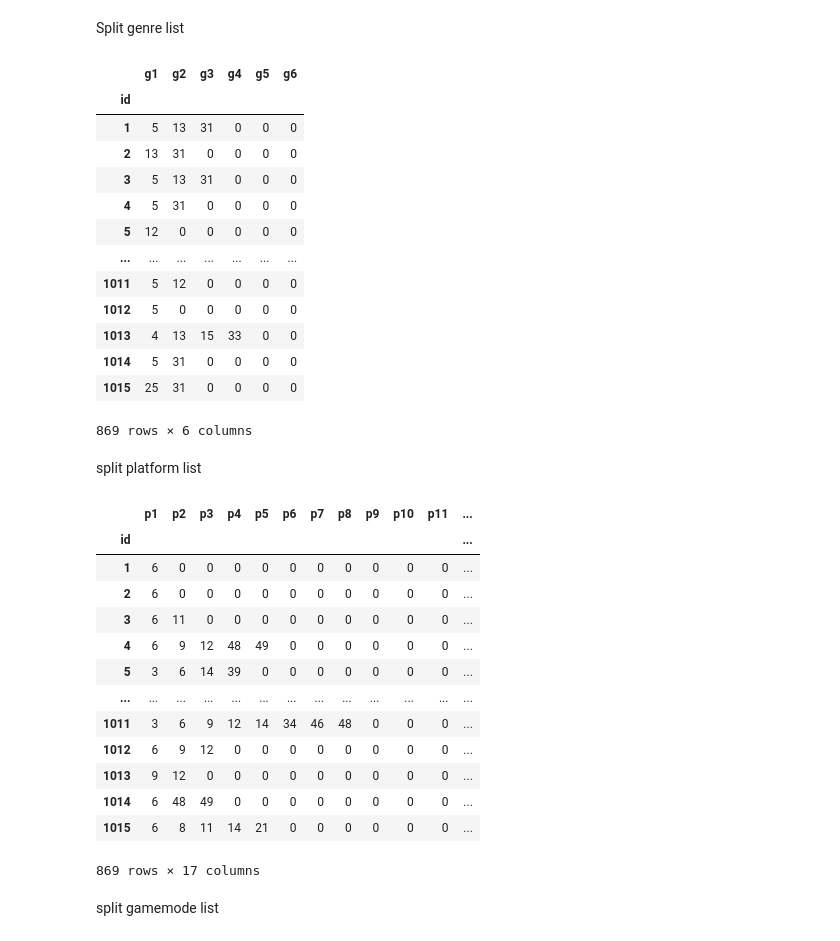
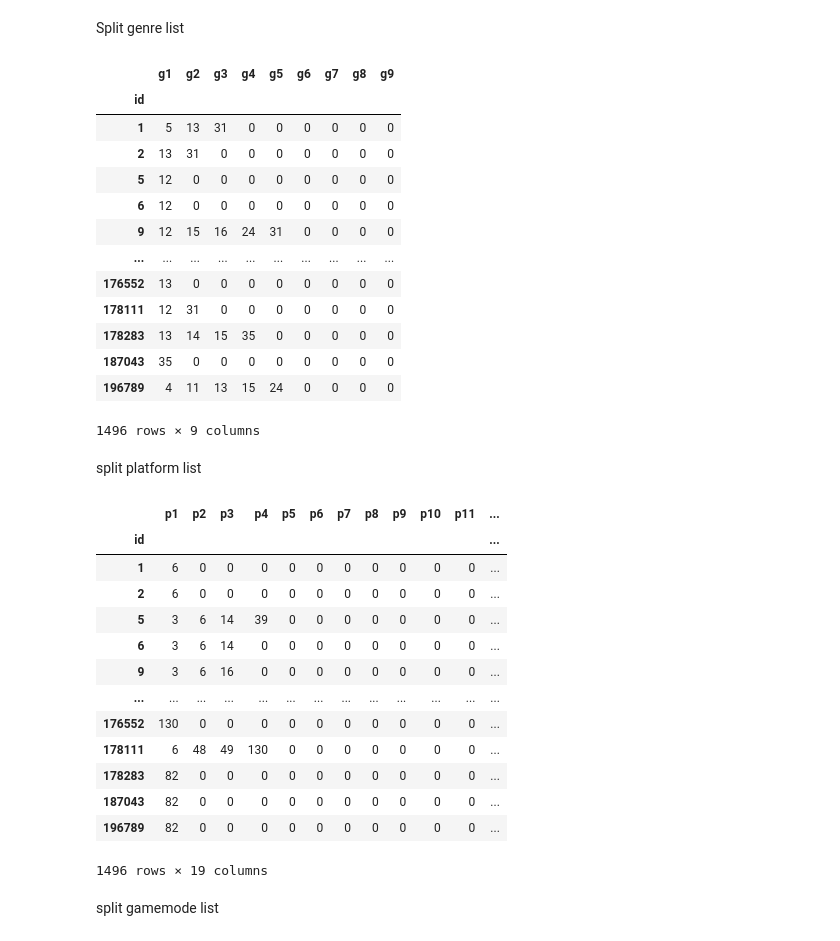
Before and after one commit to 1990Jasonlee/GameOnPassion, a Jupyter notebook: GameOnJson.ipynb, the cells around one changed output. Cells and saved outputs as stored; diff of their text form; code cells hidden in the pictures.

```diff
--- a/GameOnJson.ipynb
+++ b/GameOnJson.ipynb
@@ -177,49 +174,49 @@ Split genre list
 # %%
 genre_df = pd.DataFrame(df['genres'])
 split_genre = pd.DataFrame(df['genres'].values.tolist(), index = genre_df.index)
 split_genre_df = split_genre.fillna(0)
-split_genre_df.columns = ['g1', 'g2','g3', 'g4', 'g5', 'g6']
-split_genre_df[['g1', 'g2','g3', 'g4', 'g5', 'g6']]=split_genre_df[['g1', 'g2','g3', 'g4', 'g5', 'g6']].apply(lambda x : x.astype(np.int64))
+split_genre_df.columns = ['g1', 'g2','g3', 'g4', 'g5', 'g6', 'g7', 'g8', 'g9']
+split_genre_df[['g1', 'g2','g3', 'g4', 'g5', 'g6', 'g7', 'g8', 'g9']]=split_genre_df[['g1', 'g2','g3', 'g4', 'g5', 'g6', 'g7', 'g8', 'g9']].apply(lambda x : x.astype(np.int64))
 split_genre_df
 # %% [output]
-|  | g1 | g2 | g3 | g4 | g5 | g6 |
-| id |  |  |  |  |  |  |
-| 1 | 5 | 13 | 31 | 0 | 0 | 0 |
-| 2 | 13 | 31 | 0 | 0 | 0 | 0 |
-| 3 | 5 | 13 | 31 | 0 | 0 | 0 |
-| 4 | 5 | 31 | 0 | 0 | 0 | 0 |
-| 5 | 12 | 0 | 0 | 0 | 0 | 0 |
-| ... | ... | ... | ... | ... | ... | ... |
-| 1011 | 5 | 12 | 0 | 0 | 0 | 0 |
-| 1012 | 5 | 0 | 0 | 0 | 0 | 0 |
-| 1013 | 4 | 13 | 15 | 33 | 0 | 0 |
-| 1014 | 5 | 31 | 0 | 0 | 0 | 0 |
-| 1015 | 25 | 31 | 0 | 0 | 0 | 0 |
+|  | g1 | g2 | g3 | g4 | g5 | g6 | g7 | g8 | g9 |
+| id |  |  |  |  |  |  |  |  |  |
+| 1 | 5 | 13 | 31 | 0 | 0 | 0 | 0 | 0 | 0 |
+| 2 | 13 | 31 | 0 | 0 | 0 | 0 | 0 | 0 | 0 |
+| 5 | 12 | 0 | 0 | 0 | 0 | 0 | 0 | 0 | 0 |
+| 6 | 12 | 0 | 0 | 0 | 0 | 0 | 0 | 0 | 0 |
+| 9 | 12 | 15 | 16 | 24 | 31 | 0 | 0 | 0 | 0 |
+| ... | ... | ... | ... | ... | ... | ... | ... | ... | ... |
+| 176552 | 13 | 0 | 0 | 0 | 0 | 0 | 0 | 0 | 0 |
+| 178111 | 12 | 31 | 0 | 0 | 0 | 0 | 0 | 0 | 0 |
+| 178283 | 13 | 14 | 15 | 35 | 0 | 0 | 0 | 0 | 0 |
+| 187043 | 35 | 0 | 0 | 0 | 0 | 0 | 0 | 0 | 0 |
+| 196789 | 4 | 11 | 13 | 15 | 24 | 0 | 0 | 0 | 0 |
-869 rows × 6 columns
+1496 rows × 9 columns
 # %% [markdown]
 split platform list
 # %%
 platforms_df = pd.DataFrame(df['platforms'])
 split_platforms = pd.DataFrame(df['platforms'].values.tolist(), index = platforms_df.index)
 split_platforms_df = split_platforms.fillna(0)
-split_platforms_df.columns = ['p1', 'p2','p3', 'p4', 'p5', 'p6', 'p7', 'p8', 'p9', 'p10', 'p11', 'p12','p13', 'p14', 'p15', 'p16', 'p17']
-split_platforms_df[['p1', 'p2','p3', 'p4', 'p5', 'p6', 'p7', 'p8', 'p9', 'p10', 'p11', 'p12','p13', 'p14', 'p15', 'p16', 'p17']]=split_platforms_df[['p1', 'p2','p3', 'p4', 'p5', 'p6', 'p7', 'p8', 'p9', 'p10', 'p11', 'p12','p13', 'p14', 'p15', 'p16', 'p17']].apply(lambda x : x.astype(np.int64))
+split_platforms_df.columns = ['p1', 'p2','p3', 'p4', 'p5', 'p6', 'p7', 'p8', 'p9', 'p10', 'p11', 'p12','p13', 'p14', 'p15', 'p16', 'p17','p18','p19']
+split_platforms_df[['p1', 'p2','p3', 'p4', 'p5', 'p6', 'p7', 'p8', 'p9', 'p10', 'p11', 'p12','p13', 'p14', 'p15', 'p16', 'p17', 'p18', 'p19']]=split_platforms_df[['p1', 'p2','p3', 'p4', 'p5', 'p6', 'p7', 'p8', 'p9', 'p10', 'p11', 'p12','p13', 'p14', 'p15', 'p16', 'p17', 'p18', 'p19']].apply(lambda x : x.astype(np.int64))
 split_platforms_df
 # %% [output]
 |  | p1 | p2 | p3 | p4 | p5 | p6 | p7 | p8 | p9 | p10 | p11 | ... |
 | id |  |  |  |  |  |  |  |  |  |  |  | ... |
 | 1 | 6 | 0 | 0 | 0 | 0 | 0 | 0 | 0 | 0 | 0 | 0 | ... |
 | 2 | 6 | 0 | 0 | 0 | 0 | 0 | 0 | 0 | 0 | 0 | 0 | ... |
-| 3 | 6 | 11 | 0 | 0 | 0 | 0 | 0 | 0 | 0 | 0 | 0 | ... |
-| 4 | 6 | 9 | 12 | 48 | 49 | 0 | 0 | 0 | 0 | 0 | 0 | ... |
 | 5 | 3 | 6 | 14 | 39 | 0 | 0 | 0 | 0 | 0 | 0 | 0 | ... |
+| 6 | 3 | 6 | 14 | 0 | 0 | 0 | 0 | 0 | 0 | 0 | 0 | ... |
+| 9 | 3 | 6 | 16 | 0 | 0 | 0 | 0 | 0 | 0 | 0 | 0 | ... |
 | ... | ... | ... | ... | ... | ... | ... | ... | ... | ... | ... | ... | ... |
-| 1011 | 3 | 6 | 9 | 12 | 14 | 34 | 46 | 48 | 0 | 0 | 0 | ... |
-| 1012 | 6 | 9 | 12 | 0 | 0 | 0 | 0 | 0 | 0 | 0 | 0 | ... |
-| 1013 | 9 | 12 | 0 | 0 | 0 | 0 | 0 | 0 | 0 | 0 | 0 | ... |
-| 1014 | 6 | 48 | 49 | 0 | 0 | 0 | 0 | 0 | 0 | 0 | 0 | ... |
-| 1015 | 6 | 8 | 11 | 14 | 21 | 0 | 0 | 0 | 0 | 0 | 0 | ... |
+| 176552 | 130 | 0 | 0 | 0 | 0 | 0 | 0 | 0 | 0 | 0 | 0 | ... |
+| 178111 | 6 | 48 | 49 | 130 | 0 | 0 | 0 | 0 | 0 | 0 | 0 | ... |
+| 178283 | 82 | 0 | 0 | 0 | 0 | 0 | 0 | 0 | 0 | 0 | 0 | ... |
+| 187043 | 82 | 0 | 0 | 0 | 0 | 0 | 0 | 0 | 0 | 0 | 0 | ... |
+| 196789 | 82 | 0 | 0 | 0 | 0 | 0 | 0 | 0 | 0 | 0 | 0 | ... |
-869 rows × 17 columns
+1496 rows × 19 columns
 # %% [markdown]
 split gamemode list
 # %%
```
Also changed, not shown: parts of 54 cells of this notebook, 36 other files.
